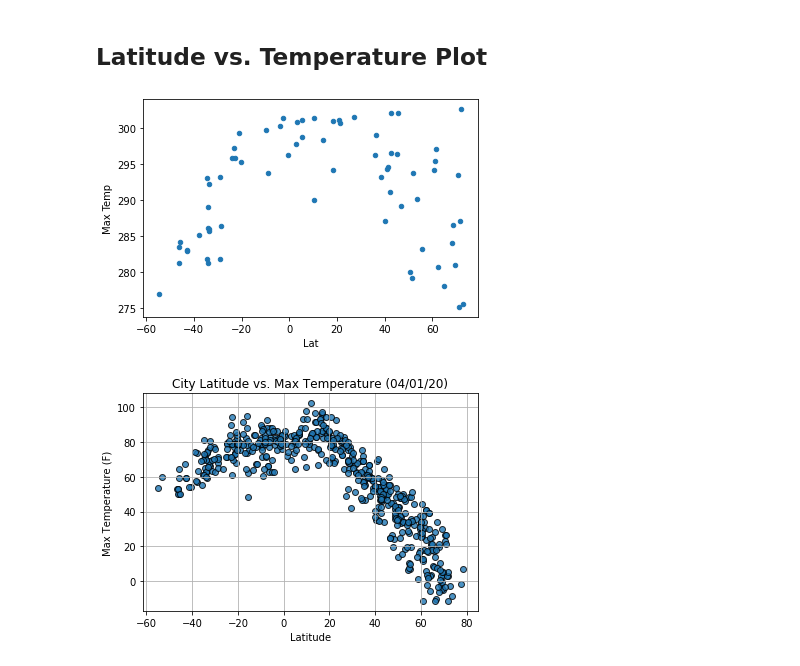
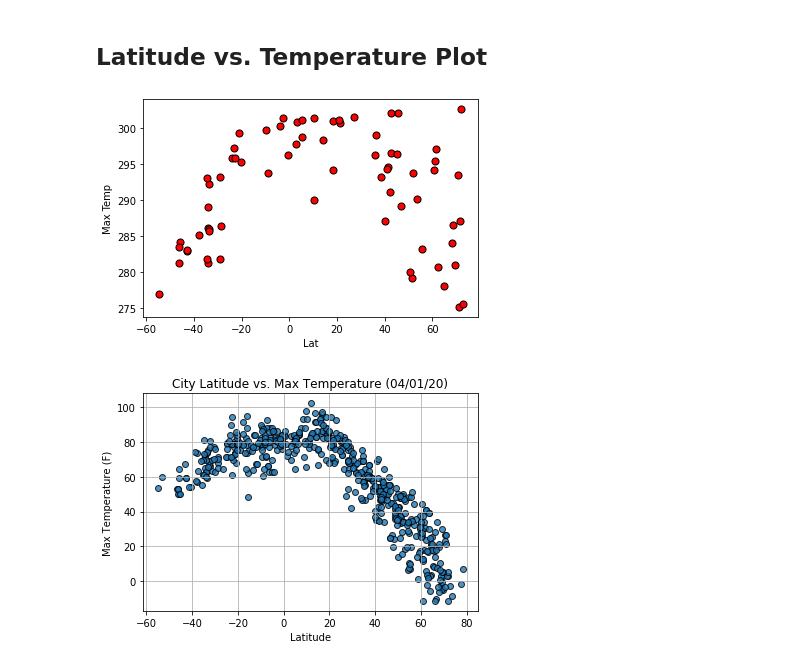
Before and after one commit to cjdance/python-api-challenge, a Jupyter notebook: WeatherPy/WeatherPy-Test.ipynb, the cells around one changed output. Cells and saved outputs as stored; diff of their text form; code cells hidden in the pictures.

Commit message:
Updated test files with code for each scatter plot from Latitude in full data frame.

```diff
--- a/WeatherPy/WeatherPy-Test.ipynb
+++ b/WeatherPy/WeatherPy-Test.ipynb
@@ -193,7 +193,7 @@ Int64Index([], dtype='int64')
 # Make a new DataFrame equal to the city data to drop all humidity outliers by index.
 # Passing "inplace=False" will make a copy of the city_data DataFrame, which we call "clean_city_data".
 #clean_city_data = city_data.loc[city_data['Humidity'] <= 100]
-clean_city_data = city_data.drop(index = humidity_index)
+clean_city_data = city_data.drop(index = humidity_index, inplace = False)
 clean_city_data
 # %% [output]
 |  | City | Lat | Lng | Max Temp | Humidity | Cloudiness | Wind Speed | Country | Date |
@@ -216,9 +216,9 @@ clean_city_data
 # %% [markdown]
 ## Latitude vs. Temperature Plot
 # %%
-lat_plot = clean_city_data.plot(kind = 'scatter', x = 'Lat', y = 'Max Temp')
+lat_plot = clean_city_data.plot(kind = 'scatter', x = 'Lat', y = 'Max Temp', color = 'red', edgecolor = 'black', s = 50)
 # %% [output]
-[figure, old version]
+[figure, new version]
 # %%
 # %% [output]
 [figure]
```
Also changed, not shown: parts of 5 cells of this notebook.
